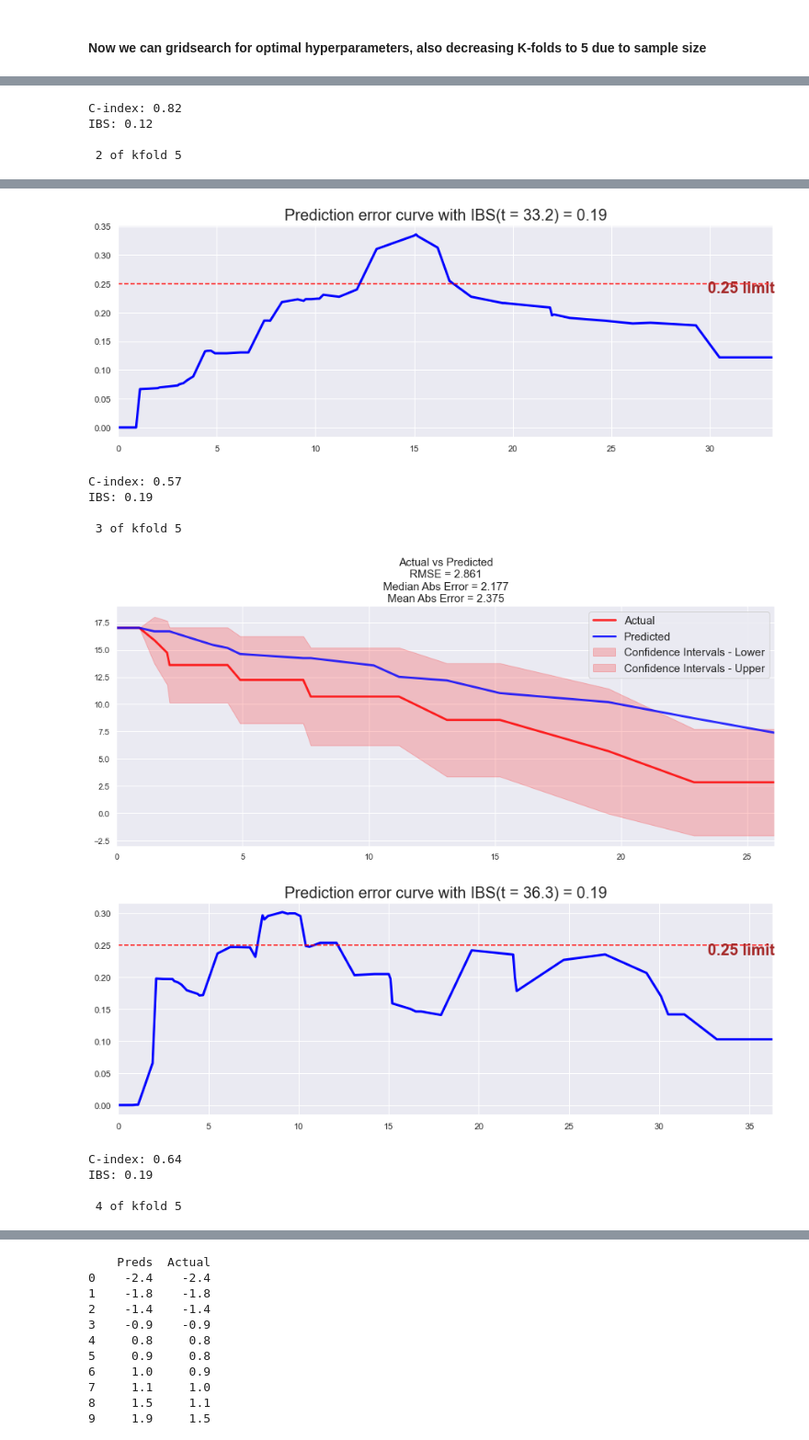
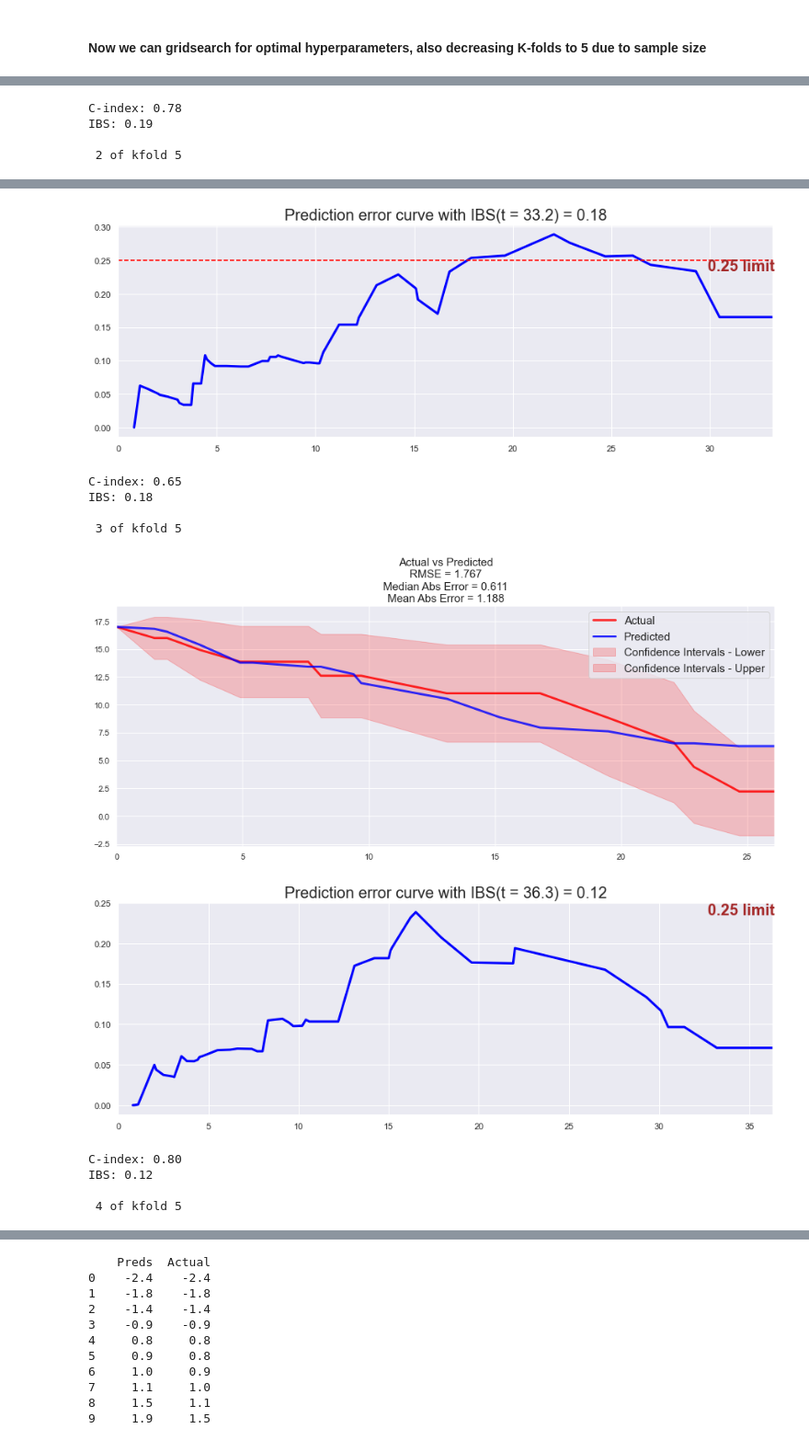
Before and after one commit to ricky-hu/liver_mets, a Jupyter notebook: random_forest.ipynb, the cells around one changed output, grey strips where cells are left out. Shown at 92% size. Drawn from its saved outputs; the diff is of its cells as text; code cells hidden in the pictures.

```diff
--- a/random_forest.ipynb
+++ b/random_forest.ipynb
@@ -290,7 +239,13 @@ list(data2.columns.values)
 # %%
-#manually removing zero variance features, automate this in the future for ease of use
+#removing low variance features
 data_temp = data2
-data2 = data_temp.drop(columns=['original_glcm_Idm', 'original_glcm_Imc1', 'original_glcm_Imc2', 'original_glcm_MCC', 'original_glcm_MaximumProbability', 'original_glcm_SumSquares', 'original_gldm_HighGrayLevelEmphasis', 'original_glszm_GrayLevelNonUniformityNormalized'])
+
+for cols in data2.columns:
+    if np.var(data2[cols]) == 0:
+        print('Dropping: ' + cols)
+        data_temp = data_temp.drop(columns=cols)
+
+data2 = data_temp
 features=np.setdiff1d(data2.columns, [time_column, event_column]).tolist()
 correlation_matrix(data2, figure_size=(30,15), text_fontsize=10)
 # %% [output]
@@ -325,29 +262,0 @@ Name: time column, Length: 84, dtype: float64
-# %%
-#the random tree variables need to be fine tuned using loops because
-#the grid search CV is not compatible with the PySurvival package
-
-from sklearn.model_selection import StratifiedKFold
-from pysurvival.models.survival_forest import RandomSurvivalForestModel
-from pysurvival.utils.metrics import concordance_index
-from pysurvival.utils.display import compare_to_actual
-from pysurvival.utils.display import integrated_brier_score
-i=1
-kf=StratifiedKFold(n_splits=10, random_state=1, shuffle=True)
-for train_index, test_index in kf.split(X,E):
-    print('\n {} of kfold {}'.format(i,kf.n_splits))
-    X1_train, X1_test=X.loc[train_index], X.loc[test_index]
-    X_train, X_test=X1_train[features], X1_test[features]
-    T_train, T_test=X1_train['time column'].values, X1_test['time column'].values
-    E_train, E_test=E.loc[train_index].values, E.loc[test_index].values
-    xst = RandomSurvivalForestModel(num_trees=10)
-    xst.fit(X_train, T_train, E_train, max_features = 'sqrt', max_depth = 1,
-        min_node_size = 2, num_threads = -1,
-        sample_size_pct = 0.63, importance_mode = 'normalized_permutation',
-        seed = None, save_memory=False )
-    c_index = concordance_index(xst, X_test, T_test, E_test)
-    print('C-index: {:.2f}'.format(c_index))
-    results = compare_to_actual(xst, X_test, T_test, E_test, is_at_risk = True,  figure_size=(16, 6),
-                                metrics = ['rmse', 'mean', 'median'])
-    ibs = integrated_brier_score(xst, X_test, T_test, E_test, t_max=100, figure_size=(15,5))
-    print('IBS: {:.2f}'.format(ibs))
-    i=i+1
@@ -517,8 +329,10 @@ newX=np.setdiff1d(data2.columns, [ event_column]).tolist()
 X=data2[newX]
 E=data2['event column']
 
+CI = []
+IBS = []
 best_num_tree = 15
-best_depth = 3
+best_depth = 12
 best_min_node = 5
 k_folds = 5
 from sklearn.model_selection import StratifiedKFold
@@ -544,6 +358,8 @@ for train_index, test_index in kf.split(X,E):
     results = compare_to_actual(xst, X_test, T_test, E_test, is_at_risk = True,  figure_size=(16, 6),
                                 metrics = ['rmse', 'mean', 'median'])
     ibs = integrated_brier_score(xst, X_test, T_test, E_test, t_max=100, figure_size=(15,5))
+    CI.append(c_index)
+    IBS.append(ibs)
     print('C-index: {:.2f}'.format(c_index))
     print('IBS: {:.2f}'.format(ibs))
     i=i+1
@@ -554,4 +370,4 @@ for train_index, test_index in kf.split(X,E):
-C-index: 0.82
-IBS: 0.12
+C-index: 0.78
+IBS: 0.19
 
  2 of kfold 5
@@ -559,11 +375,11 @@ IBS: 0.12
-[figure, old version]
+[figure, new version]
-C-index: 0.57
-IBS: 0.19
+C-index: 0.65
+IBS: 0.18
 
  3 of kfold 5
-[figure, old version]
+[figure, new version]
-[figure, old version]
+[figure, new version]
-C-index: 0.64
-IBS: 0.19
+C-index: 0.80
+IBS: 0.12
 
  4 of kfold 5
```
Also changed, not shown: parts of 28 cells of this notebook, 1 other file.
